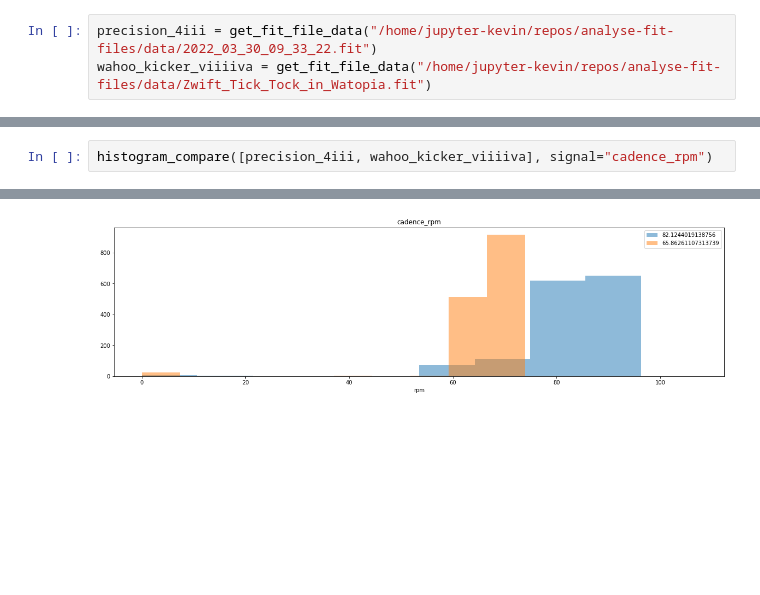
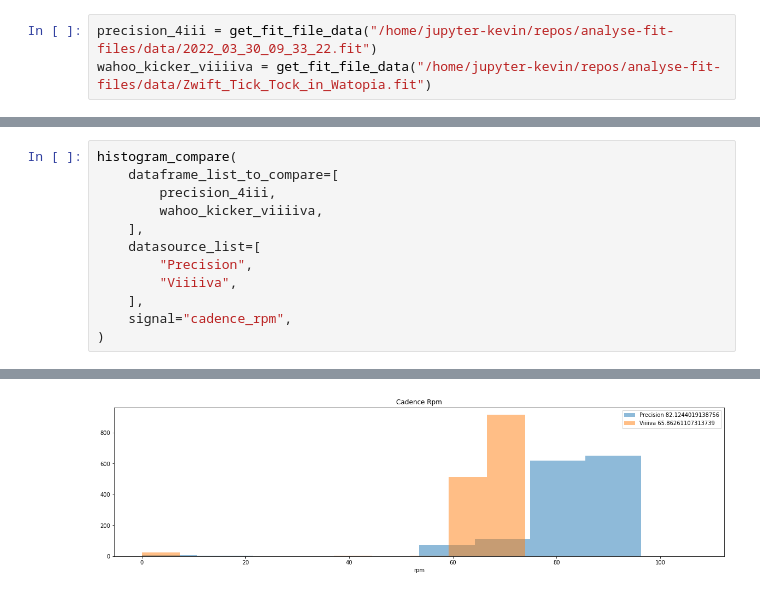
Before and after one commit to kevintalaue/analyse-fit-files, a Jupyter notebook: notebooks/fit.ipynb, the cells around one changed output, grey strips where cells are left out. Cells and saved outputs as stored; diff of their text form; blank space fills up the shorter version.

```diff
--- a/notebooks/fit.ipynb
+++ b/notebooks/fit.ipynb
@@ -34,3 +83,13 @@ line_plot_compare([precision_4iii, wahoo_kicker_viiiiva], signal="cadence_rpm")
 # %%
-histogram_compare([precision_4iii, wahoo_kicker_viiiiva], signal="cadence_rpm")
+histogram_compare(
+    dataframe_list_to_compare=[
+        precision_4iii,
+        wahoo_kicker_viiiiva,
+    ],
+    datasource_list=[
+        "Precision",
+        "Viiiiva",
+    ],
+    signal="cadence_rpm",
+)
 # %% [output]
@@ -38,2 +96,2 @@ histogram_compare([precision_4iii, wahoo_kicker_viiiiva], signal="cadence_rpm")
-[figure, old version]
+[figure, new version]
 # %%
```
Also changed, not shown: parts of 10 cells of this notebook, 2 other files.
